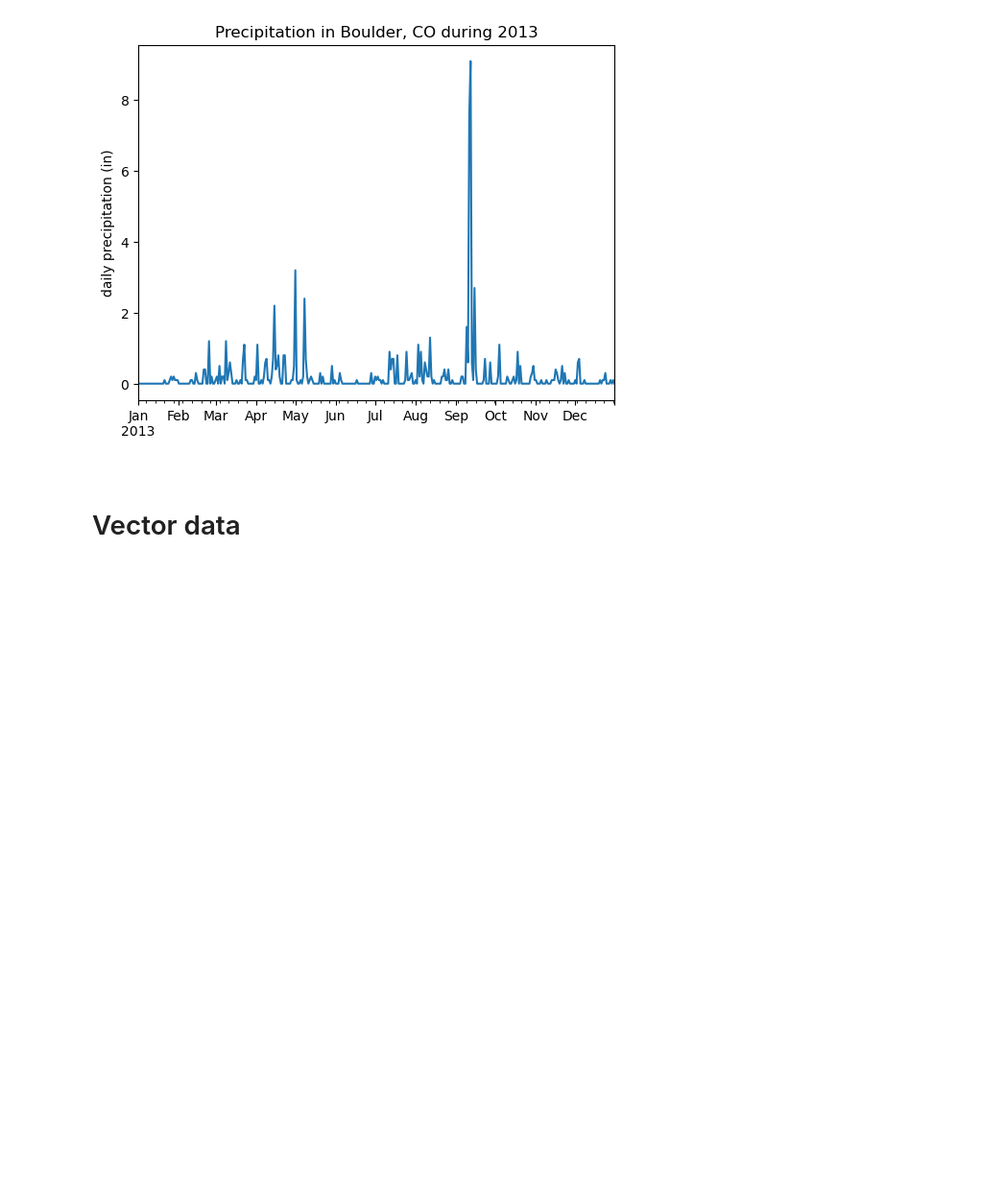
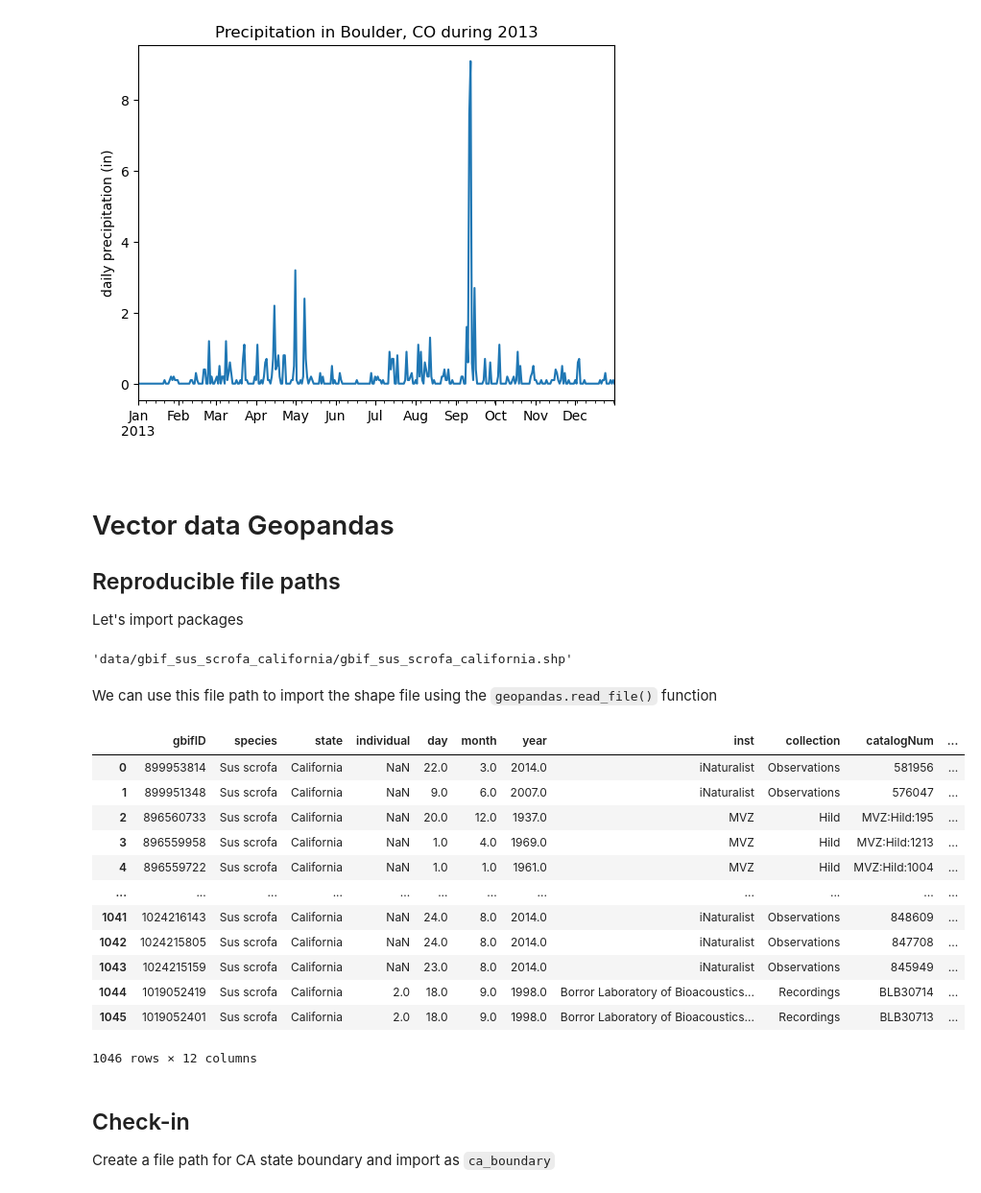
Before and after one commit to haylee360/eds220-2024-in-class, a Jupyter notebook: week4-time-series-vector-data.ipynb, the cells around one changed output. Shown: that part at 96% size. Saved outputs shown, nothing was run; the diff lists cells and outputs as text; code cells hidden in the pictures; blank space fills up the shorter version.

```diff
--- a/week4-time-series-vector-data.ipynb
+++ b/week4-time-series-vector-data.ipynb
@@ -218,4 +218,8 @@ daily_precip_2013.plot(ylabel='daily precipitation (in)',
 <AxesSubplot:title={'center':'Precipitation in Boulder, CO during 2013'}, xlabel=' ', ylabel='daily precipitation (in)'>
 [figure]
 # %% [markdown]
-# Vector data
+# Vector data Geopandas
+
+## Reproducible file paths
+
+Let's import packages
@@ -221,0 +230,28 @@ daily_precip_2013.plot(ylabel='daily precipitation (in)',
+# %%
+fp = os.path.join('data', 'gbif_sus_scrofa_california', 'gbif_sus_scrofa_california.shp')
+fp
+# %% [output]
+'data/gbif_sus_scrofa_california/gbif_sus_scrofa_california.shp'
+# %% [markdown]
+We can use this file path to import the shape file using the `geopandas.read_file()` function
+# %%
+pigs = gpd.read_file(fp)
+pigs
+# Ignore the warning for now...
+# %% [output]
+|  | gbifID | species | state | individual | day | month | year | inst | collection | catalogNum | ... |
+| 0 | 899953814 | Sus scrofa | California | NaN | 22.0 | 3.0 | 2014.0 | iNaturalist | Observations | 581956 | ... |
+| 1 | 899951348 | Sus scrofa | California | NaN | 9.0 | 6.0 | 2007.0 | iNaturalist | Observations | 576047 | ... |
+| 2 | 896560733 | Sus scrofa | California | NaN | 20.0 | 12.0 | 1937.0 | MVZ | Hild | MVZ:Hild:195 | ... |
+| 3 | 896559958 | Sus scrofa | California | NaN | 1.0 | 4.0 | 1969.0 | MVZ | Hild | MVZ:Hild:1213 | ... |
+| 4 | 896559722 | Sus scrofa | California | NaN | 1.0 | 1.0 | 1961.0 | MVZ | Hild | MVZ:Hild:1004 | ... |
+| ... | ... | ... | ... | ... | ... | ... | ... | ... | ... | ... | ... |
+| 1041 | 1024216143 | Sus scrofa | California | NaN | 24.0 | 8.0 | 2014.0 | iNaturalist | Observations | 848609 | ... |
+| 1042 | 1024215805 | Sus scrofa | California | NaN | 24.0 | 8.0 | 2014.0 | iNaturalist | Observations | 847708 | ... |
+| 1043 | 1024215159 | Sus scrofa | California | NaN | 23.0 | 8.0 | 2014.0 | iNaturalist | Observations | 845949 | ... |
+| 1044 | 1019052419 | Sus scrofa | California | 2.0 | 18.0 | 9.0 | 1998.0 | Borror Laboratory of Bioacoustics... | Recordings | BLB30714 | ... |
+| 1045 | 1019052401 | Sus scrofa | California | 2.0 | 18.0 | 9.0 | 1998.0 | Borror Laboratory of Bioacoustics... | Recordings | BLB30713 | ... |
+1046 rows × 12 columns
+# %% [markdown]
+## Check-in
+Create a file path for CA state boundary and import as `ca_boundary`
```
Also changed, not shown: parts of 31 cells of this notebook.
